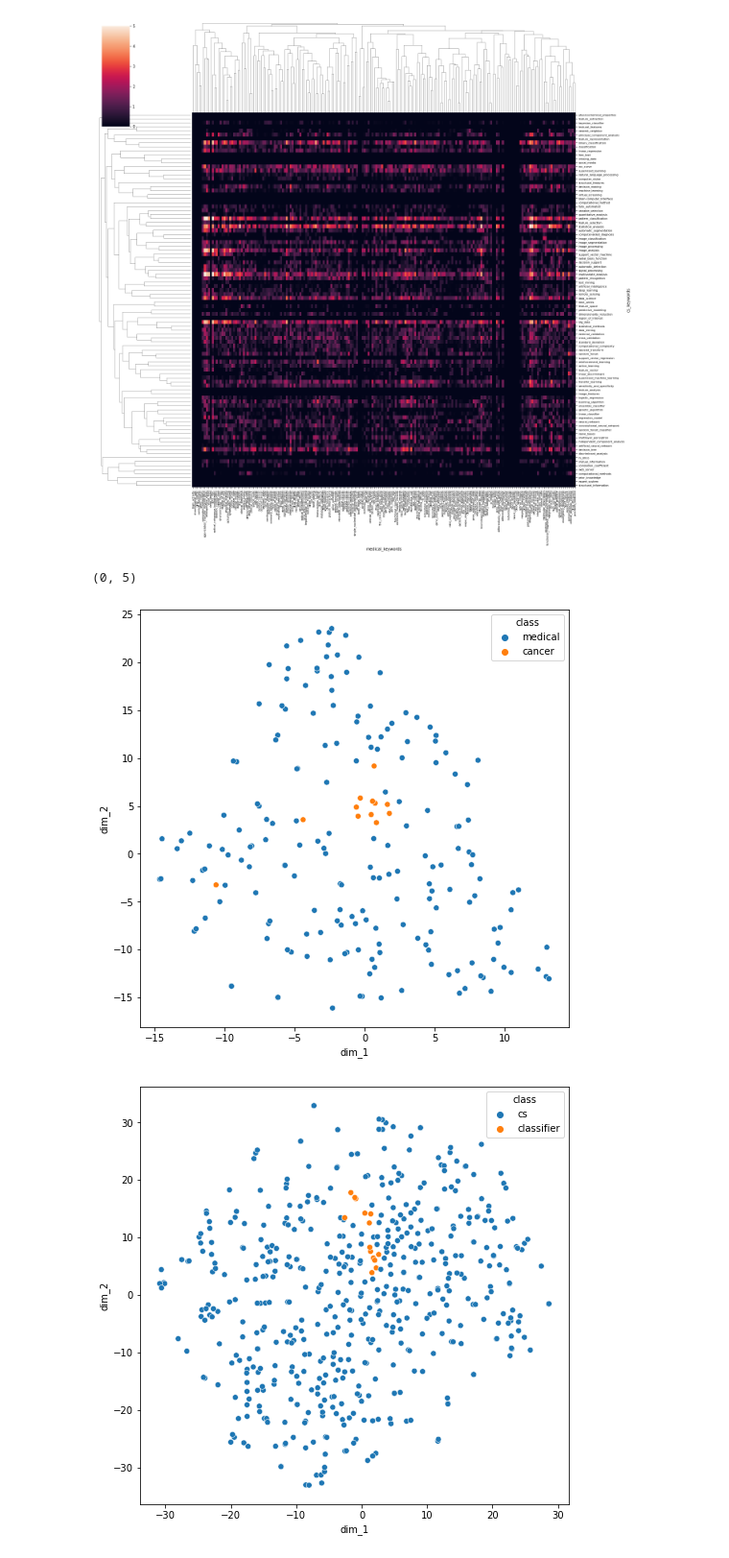
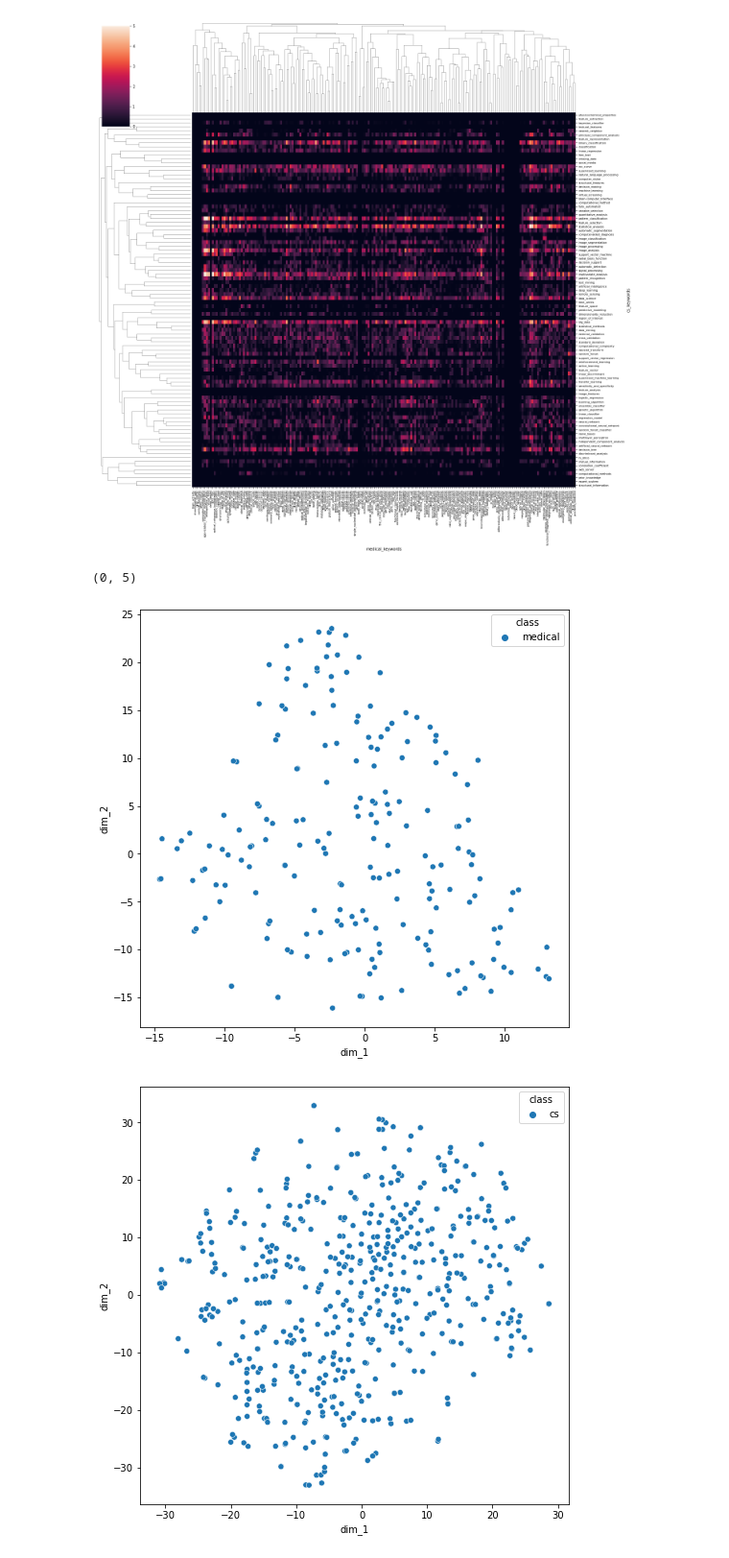
Before and after one commit to jiashenggu/ai_in_bio, a Jupyter notebook: pubmed_figure_2022.ipynb, the cells around one changed output. Shown: that part at 96% size. Saved outputs shown, nothing was run; the diff lists cells and outputs as text; code cells hidden in the pictures.

Commit message:
tsne change

```diff
--- a/pubmed_figure_2022.ipynb
+++ b/pubmed_figure_2022.ipynb
@@ -416,26 +416,27 @@ df_tsne['words'] = words
 # %%
 import matplotlib.pyplot as plt
 import seaborn as sns
-keyword = 'cancer'
-df_tsne['class'] = df_tsne.apply(lambda x: keyword if keyword in x['words'] else x['class'], axis=1)
+# keyword = 'cancer'
+# df_tsne['class'] = df_tsne.apply(lambda x: keyword if keyword in x['words'] else x['class'], axis=1)
 plt.figure(figsize=(8, 8))
-sns.scatterplot(data=df_tsne[np.where((df_tsne['class']==keyword) | (df_tsne['class']=='medical'), True, False)], hue='class', x='dim_1', y='dim_2')
-# sns.scatterplot(data=df_tsne[np.where((df_tsne['class']=='medical'), True, False)], hue='class', x='dim_1', y='dim_2')
+# sns.scatterplot(data=df_tsne[np.where((df_tsne['class']==keyword) | (df_tsne['class']=='medical'), True, False)], hue='class', x='dim_1', y='dim_2')
+sns.scatterplot(data=df_tsne[np.where((df_tsne['class']=='medical'), True, False)], hue='class', x='dim_1', y='dim_2')
 # plt.show()
 plt.savefig("picture/tsne_medical.png", bbox_inches = 'tight')
 (0, 5)
 # %% [output]
 (0, 5)
-[figure, old version]
+[figure, new version]
 # %%
 import matplotlib.pyplot as plt
 import seaborn as sns
-keyword = 'classifier'
-df_tsne['class'] = df_tsne.apply(lambda x: keyword if keyword in x['words'] else x['class'], axis=1)
+# keyword = 'classifier'
+# df_tsne['class'] = df_tsne.apply(lambda x: keyword if keyword in x['words'] else x['class'], axis=1)
 plt.figure(figsize=(8, 8))
-sns.scatterplot(data=df_tsne[np.where((df_tsne['class']==keyword) | (df_tsne['class']=='cs'), True, False)], hue='class', x='dim_1', y='dim_2')
+# sns.scatterplot(data=df_tsne[np.where((df_tsne['class']==keyword) | (df_tsne['class']=='cs'), True, False)], hue='class', x='dim_1', y='dim_2')
+sns.scatterplot(data=df_tsne[np.where((df_tsne['class']=='cs'), True, False)], hue='class', x='dim_1', y='dim_2')
 # plt.show()
 plt.savefig("picture/tsne_cs.png", bbox_inches = 'tight')
 # (0, 10)
 # %% [output]
-[figure, old version]
+[figure, new version]
```
Also changed, not shown: 2 other files.
